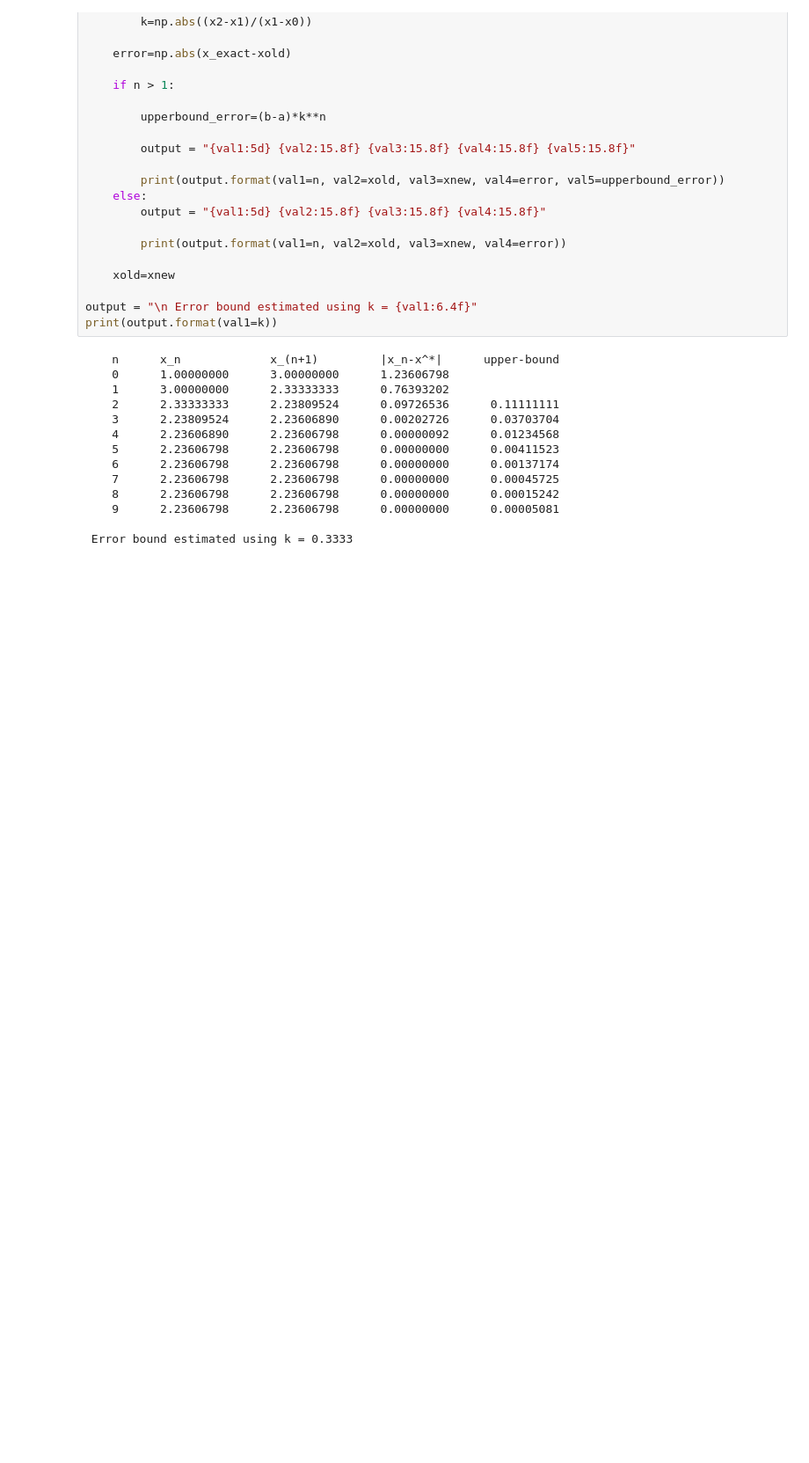
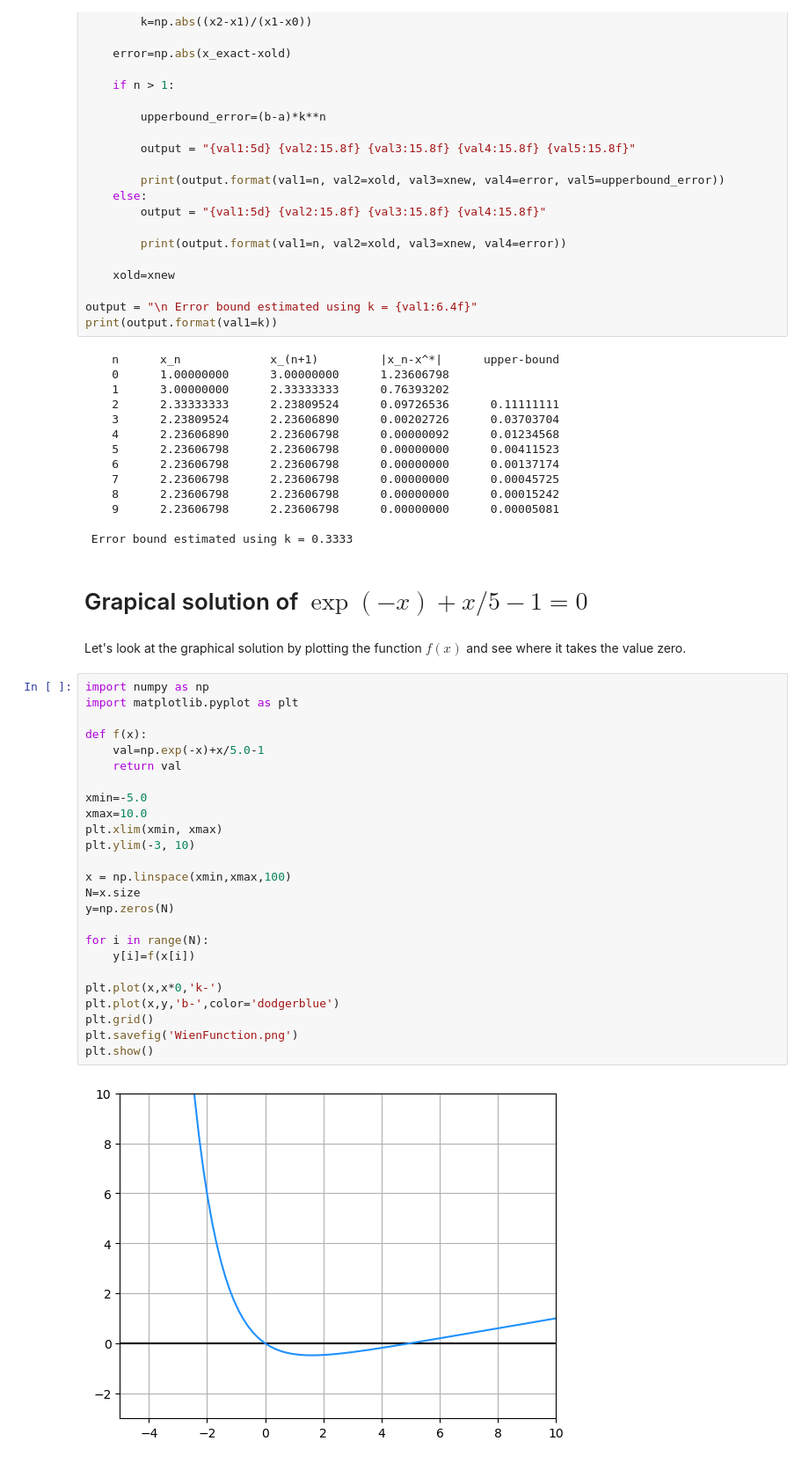
Before and after one commit to Rashmiranjan-b/NM2024, a Jupyter notebook: ipynb/Chapter01_Fixed_Point_Iteration.ipynb, the cells around one changed output. Shown: that part at 88% size. Saved outputs shown, nothing was run; the diff lists cells and outputs as text; blank space fills up the shorter version.

```diff
--- a/ipynb/Chapter01_Fixed_Point_Iteration.ipynb
+++ b/ipynb/Chapter01_Fixed_Point_Iteration.ipynb
@@ -156,3 +156,34 @@ print(output.format(val1=k))
     9      2.23606798      2.23606798      0.00000000      0.00005081
 
  Error bound estimated using k = 0.3333
+# %% [markdown]
+# Grapical solution of $\exp(-x) + x/5 - 1 = 0$
+# %% [markdown]
+Let's look at the graphical solution by plotting the function $f(x)$ and see where it takes the value zero.
+# %%
+import numpy as np
+import matplotlib.pyplot as plt
+
+def f(x):
+    val=np.exp(-x)+x/5.0-1
+    return val
+
+xmin=-5.0
+xmax=10.0
+plt.xlim(xmin, xmax)
+plt.ylim(-3, 10)
+
+x = np.linspace(xmin,xmax,100)
+N=x.size
+y=np.zeros(N)
+
+for i in range(N):
+    y[i]=f(x[i])
+
+plt.plot(x,x*0,'k-')
+plt.plot(x,y,'b-',color='dodgerblue')
+plt.grid()
+plt.savefig('WienFunction.png')
+plt.show()
+# %% [output]
+[figure, added]
```
Also changed, not shown: parts of 4 cells of this notebook, 2 other files.
